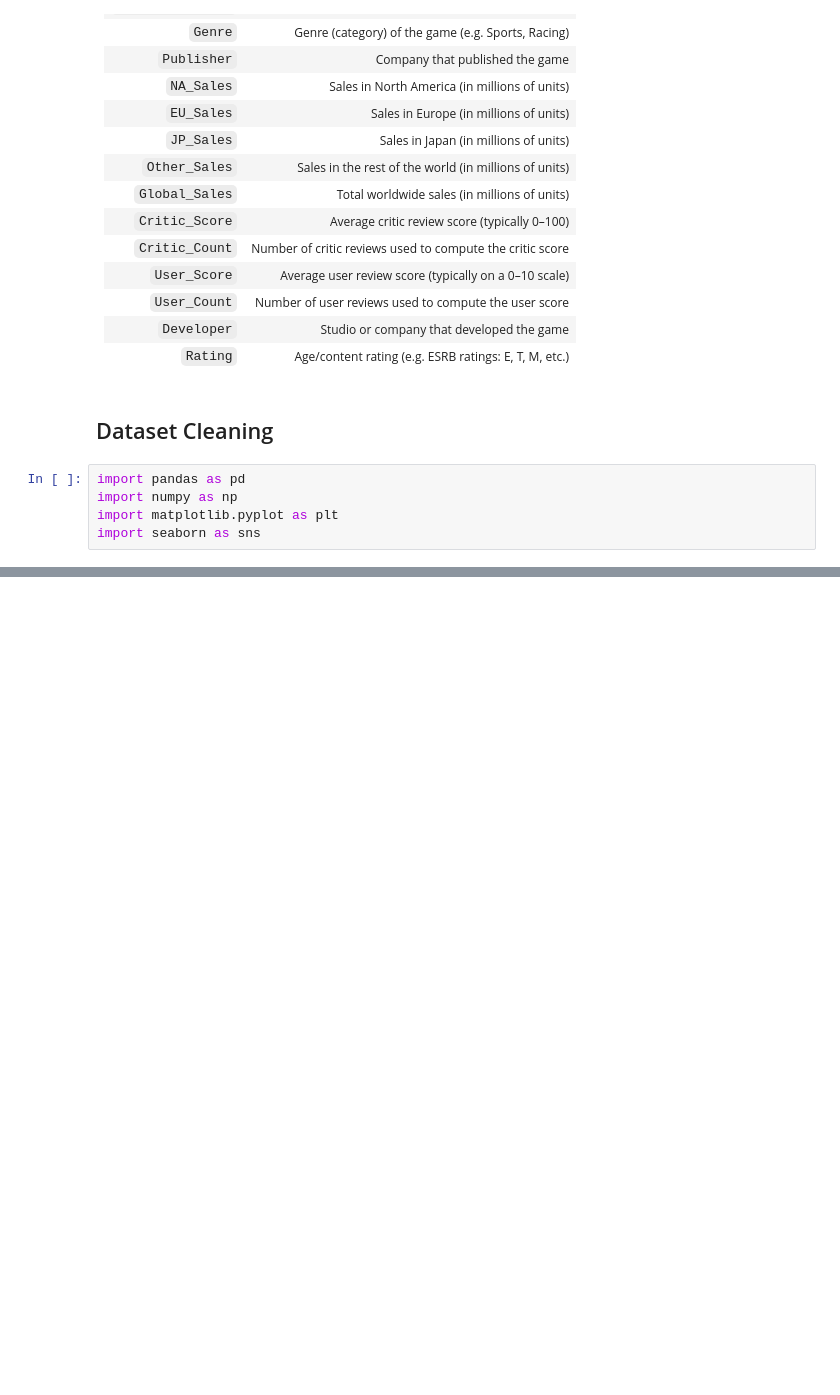
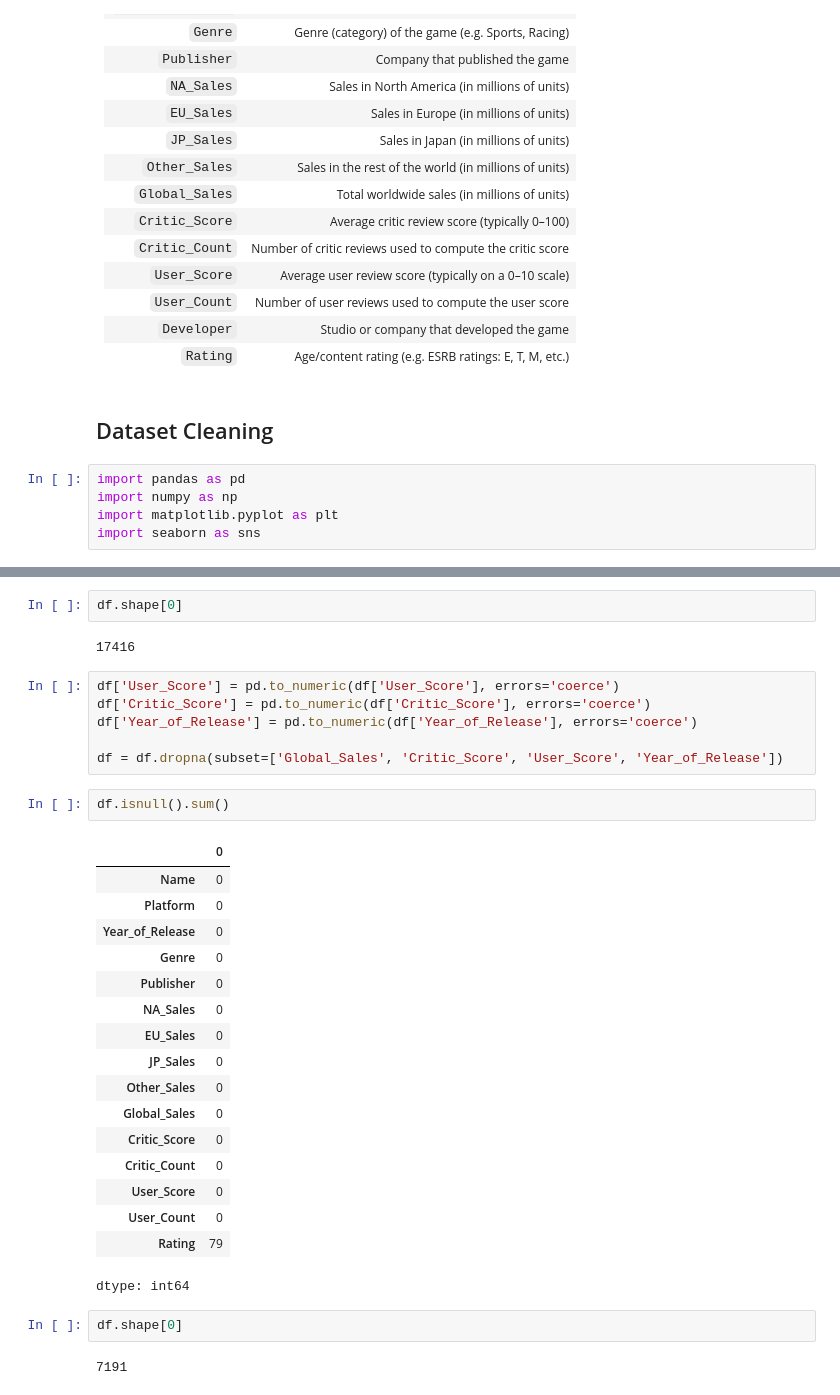
Before and after one commit to aesnin12/CSMODELProject, a Jupyter notebook: CSModel_Machine_Project_Game_Success_Analysis.ipynb, the cells around one changed output, grey strips where cells are left out. Drawn from its saved outputs; the diff is of its cells as text; blank space fills up the shorter version.

```diff
--- a/CSModel_Machine_Project_Game_Success_Analysis.ipynb
+++ b/CSModel_Machine_Project_Game_Success_Analysis.ipynb
@@ -57,0 +87,34 @@ Path to dataset files: /root/.cache/kagglehub/datasets/kendallgillies/video-game
+# %%
+df.shape[0]
+# %% [output]
+17416
+# %%
+df['User_Score'] = pd.to_numeric(df['User_Score'], errors='coerce')
+df['Critic_Score'] = pd.to_numeric(df['Critic_Score'], errors='coerce')
+df['Year_of_Release'] = pd.to_numeric(df['Year_of_Release'], errors='coerce')
+
+df = df.dropna(subset=['Global_Sales', 'Critic_Score', 'User_Score', 'Year_of_Release'])
+# %%
+df.isnull().sum()
+# %% [output]
+|  | 0 |
+| Name | 0 |
+| Platform | 0 |
+| Year_of_Release | 0 |
+| Genre | 0 |
+| Publisher | 0 |
+| NA_Sales | 0 |
+| EU_Sales | 0 |
+| JP_Sales | 0 |
+| Other_Sales | 0 |
+| Global_Sales | 0 |
+| Critic_Score | 0 |
+| Critic_Count | 0 |
+| User_Score | 0 |
+| User_Count | 0 |
+| Rating | 79 |
+dtype: int64
+# %%
+df.shape[0]
+# %% [output]
+7191
```
Also changed, not shown: parts of 9 cells of this notebook.
